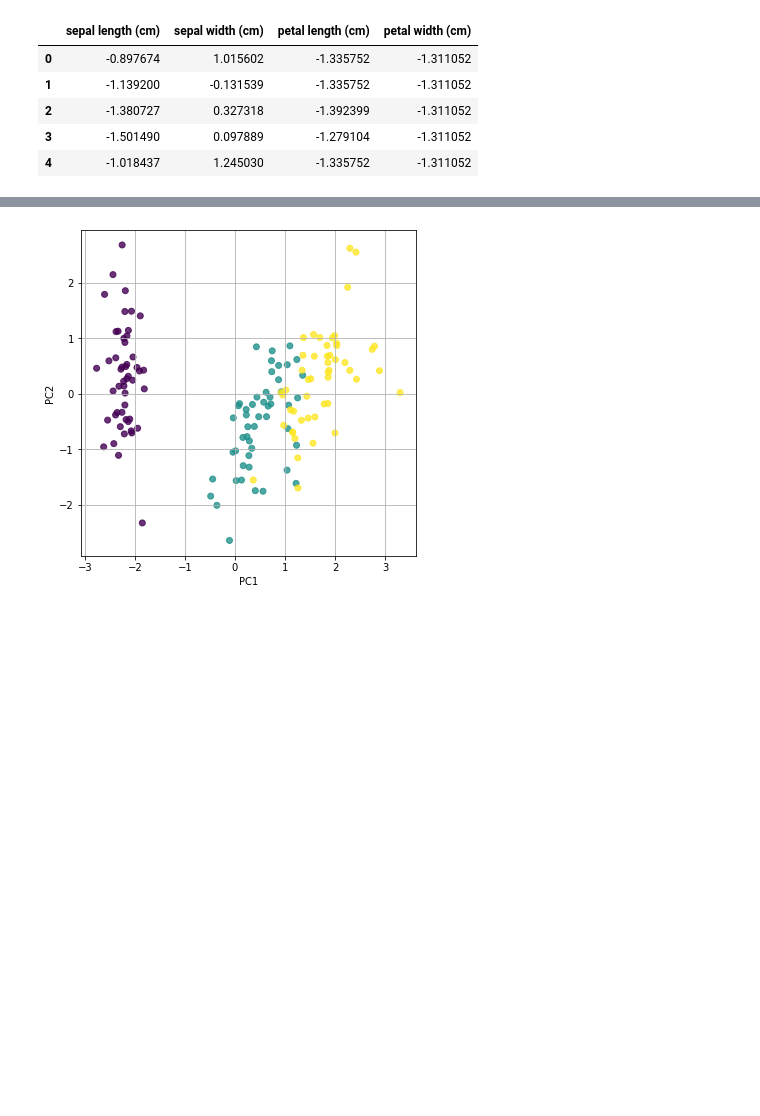
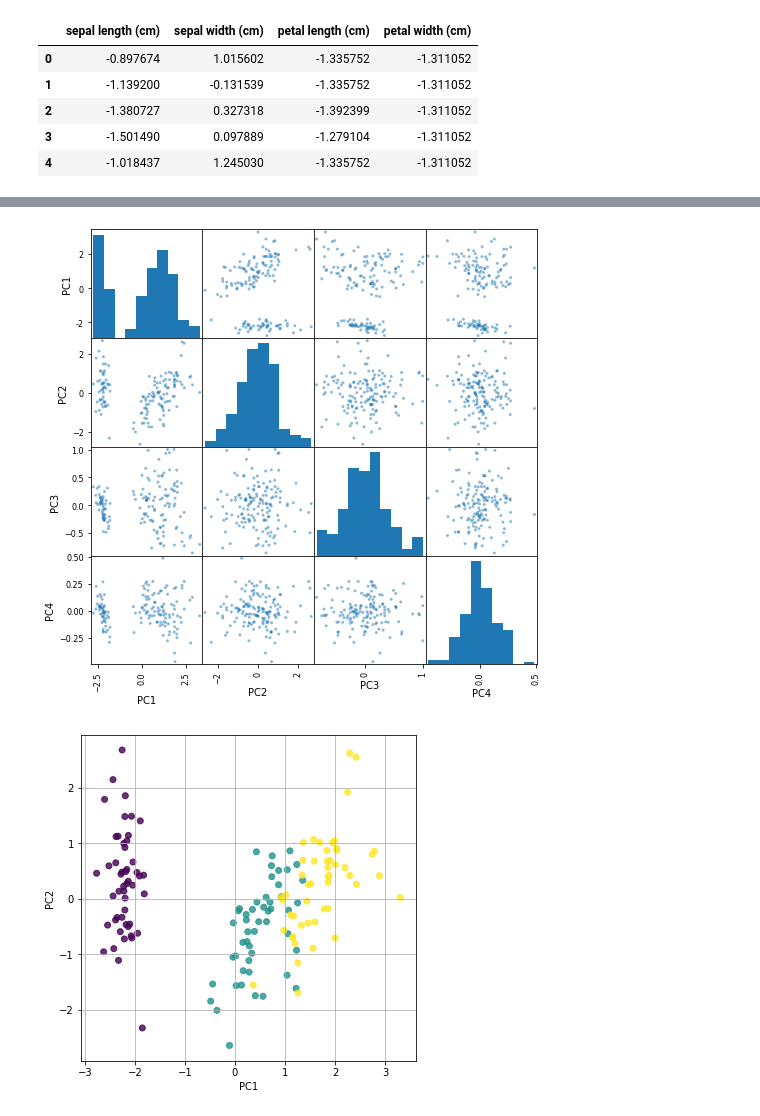
Before and after one commit to kakkiichan/Machine-Learning, a Jupyter notebook: Unsupervised/Iris_PCA.ipynb, the cells around one changed output, grey strips where cells are left out. Drawn from its saved outputs; the diff is of its cells as text; code cells hidden in the pictures; blank space fills up the shorter version.

```diff
--- a/Unsupervised/Iris_PCA.ipynb
+++ b/Unsupervised/Iris_PCA.ipynb
@@ -68,3 +72,9 @@ pd.DataFrame(feature, columns=["PC{}".format(x + 1) for x in range(len(iris_n.co
+# %%
+#無相関の確認
+plotting.scatter_matrix(iris_pca.iloc[:, :4], figsize=(8, 8))
+plt.show()
+# %% [output]
+[figure, added]
 # %%
 # 第一主成分と第二主成分でプロットする
 plt.figure(figsize=(6, 6))
```
Also changed, not shown: parts of 8 cells of this notebook.
